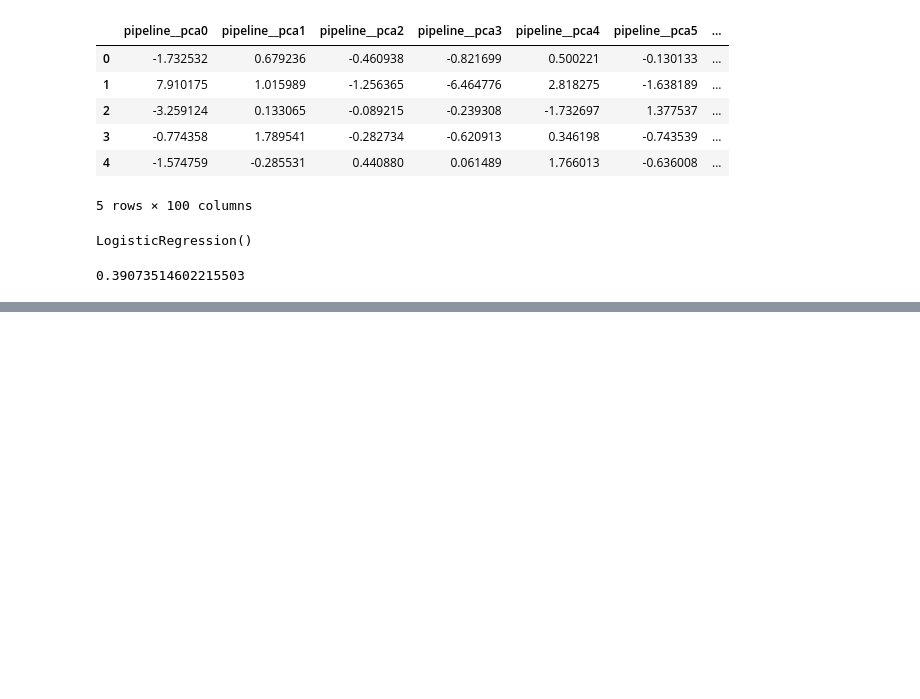
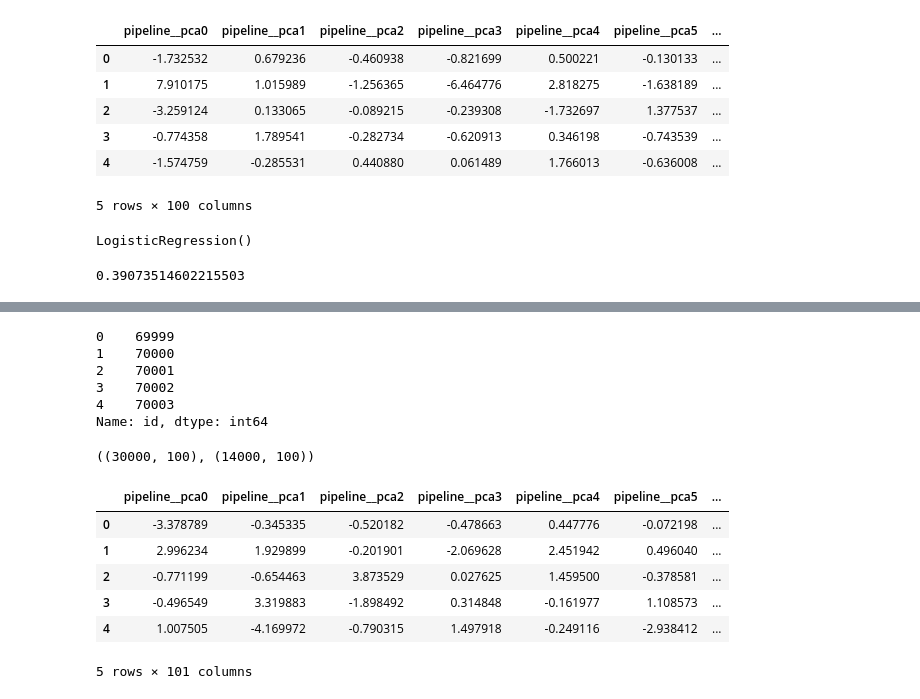
Before and after one commit to Ran-Dhir-Singh/Telecom_Churn, a Jupyter notebook: Model_training1.ipynb, the cells around one changed output, grey strips where cells are left out. Cells and saved outputs as stored; diff of their text form; code cells hidden in the pictures; blank space fills up the shorter version.

```diff
--- a/Model_training1.ipynb
+++ b/Model_training1.ipynb
@@ -255,0 +312,5 @@ ValueError: Classification metrics can't handle a mix of binary and continuous t
+# %%
+best_model = grid_search.best_estimator_
+test_score = best_model.score(X_test, y_test)
+
+print(f'Test accuracy: {test_score:.4f}')
@@ -255,0 +346,29 @@ ValueError: Classification metrics can't handle a mix of binary and continuous t
+# %%
+output = test_df['id']
+output.head()
+# %% [output]
+0    69999
+1    70000
+2    70001
+3    70002
+4    70003
+Name: id, dtype: int64
+# %%
+test_df1 = pd.DataFrame(preprocessor.transform(test_df),
+                      columns=preprocessor.get_feature_names_out())
+# %%
+test_df1.shape, X_test.shape
+# %% [output]
+((30000, 100), (14000, 100))
+# %%
+test_df1['churn_probability'] = best_model.predict(test_df1)
+# %%
+test_df1.head()
+# %% [output]
+|  | pipeline__pca0 | pipeline__pca1 | pipeline__pca2 | pipeline__pca3 | pipeline__pca4 | pipeline__pca5 | ... |
+| 0 | -3.378789 | -0.345335 | -0.520182 | -0.478663 | 0.447776 | -0.072198 | ... |
+| 1 | 2.996234 | 1.929899 | -0.201901 | -2.069628 | 2.451942 | 0.496040 | ... |
+| 2 | -0.771199 | -0.654463 | 3.873529 | 0.027625 | 1.459500 | -0.378581 | ... |
+| 3 | -0.496549 | 3.319883 | -1.898492 | 0.314848 | -0.161977 | 1.108573 | ... |
+| 4 | 1.007505 | -4.169972 | -0.790315 | 1.497918 | -0.249116 | -2.938412 | ... |
+5 rows × 101 columns
```
Also changed, not shown: parts of 15 cells of this notebook, 2 other files.
